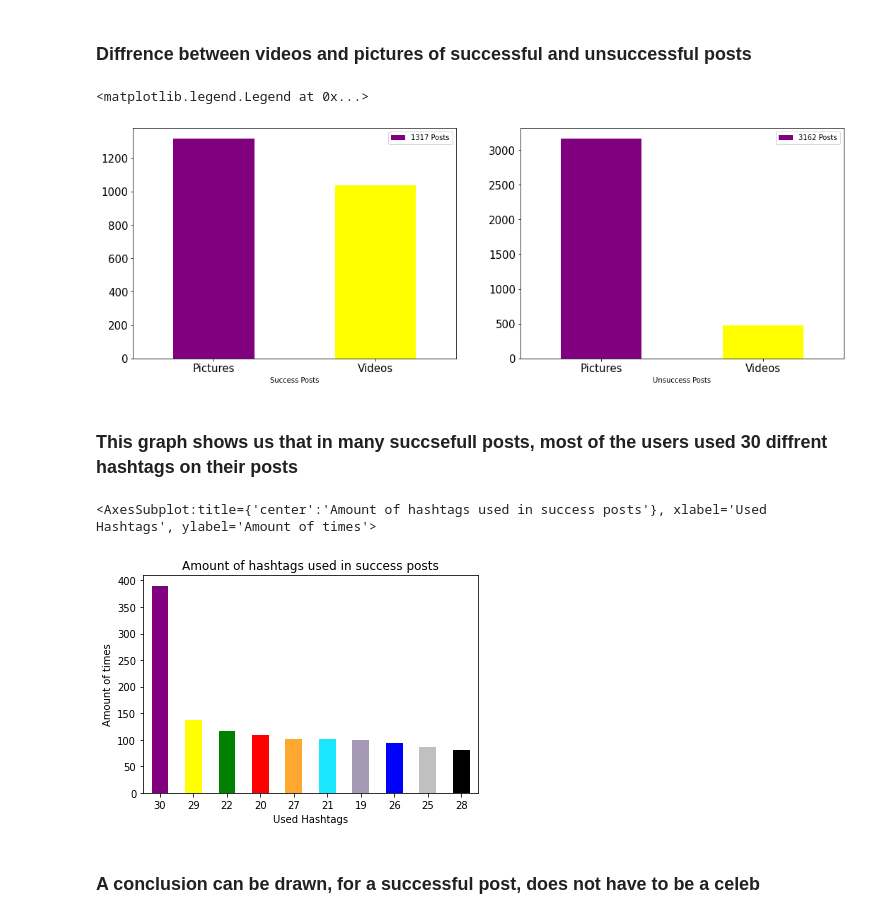
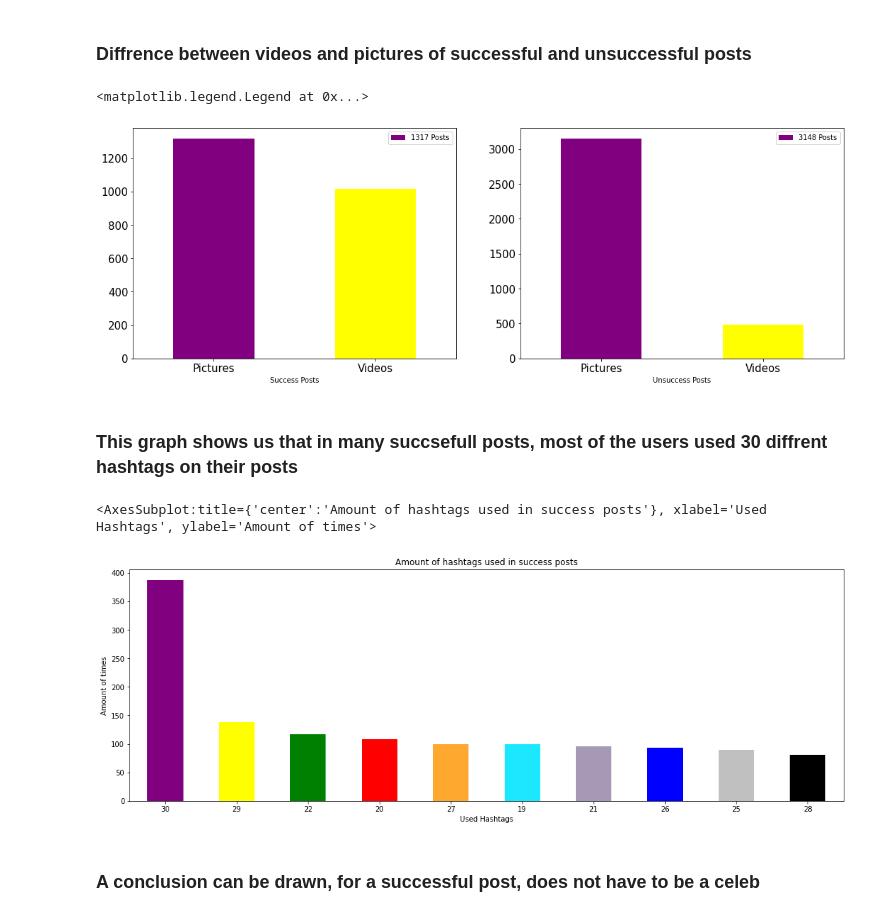
Before and after one commit to OrenPin/Instagram-Prediction---Data-Analysis, a Jupyter notebook: PostAnalysis.ipynb, the cells around one changed output. Cells and saved outputs as stored; diff of their text form; code cells hidden in the pictures.

```diff
--- a/PostAnalysis.ipynb
+++ b/PostAnalysis.ipynb
@@ -122,6 +122,13 @@ for index,row in df.iterrows():
         if '#' in text:
                 clean_text = text.replace('#', ' ')
                 df.at[index,'content'] = clean_text
+# %%
+# clean text from hashtag
+for index,row in df.iterrows():
+        text = row['hashtag']
+        if '#' in text:
+                clean_text = text.replace('#', ' ')
+                df.at[index,'hashtag'] = clean_text
 # %%
 df.shape
 # %% [output]
@@ -304,17 +311,17 @@ axes[0].legend([str(success_pic) + ' Posts'])
 axes[1].legend([str(unsuccess_pic) + ' Posts'])
 # %% [output]
 <matplotlib.legend.Legend at 0x...>
-[figure, old version]
+[figure, new version]
 # %% [markdown]
 ### This graph shows us that in many succsefull posts, most of the users used 30 diffrent hashtags on their posts
 # %%
 hashtag_series = df_post_success['hashtag_amount'].value_counts(ascending=False)[:10].sort_values(ascending = False)
-hashtag_series.plot(kind='bar',x= "Hashtags", y= "Amount", rot=0,
+hashtag_series.plot(kind='bar',x= "Hashtags", y= "Amount", rot=0, figsize=(18,6),
 color=['purple', 'yellow', 'green','red', '#FEA82F','#1BE7FF','#A599B5', 'blue', 'silver', 'black'],
 xlabel="Used Hashtags", ylabel="Amount of times", title="Amount of hashtags used in success posts")
 # %% [output]
 <AxesSubplot:title={'center':'Amount of hashtags used in success posts'}, xlabel='Used Hashtags', ylabel='Amount of times'>
-[figure, old version]
+[figure, new version]
 # %% [markdown]
 ### A conclusion can be drawn, for a successful post, does not have to be a celeb
 # %%
```
Also changed, not shown: parts of 12 cells of this notebook.
